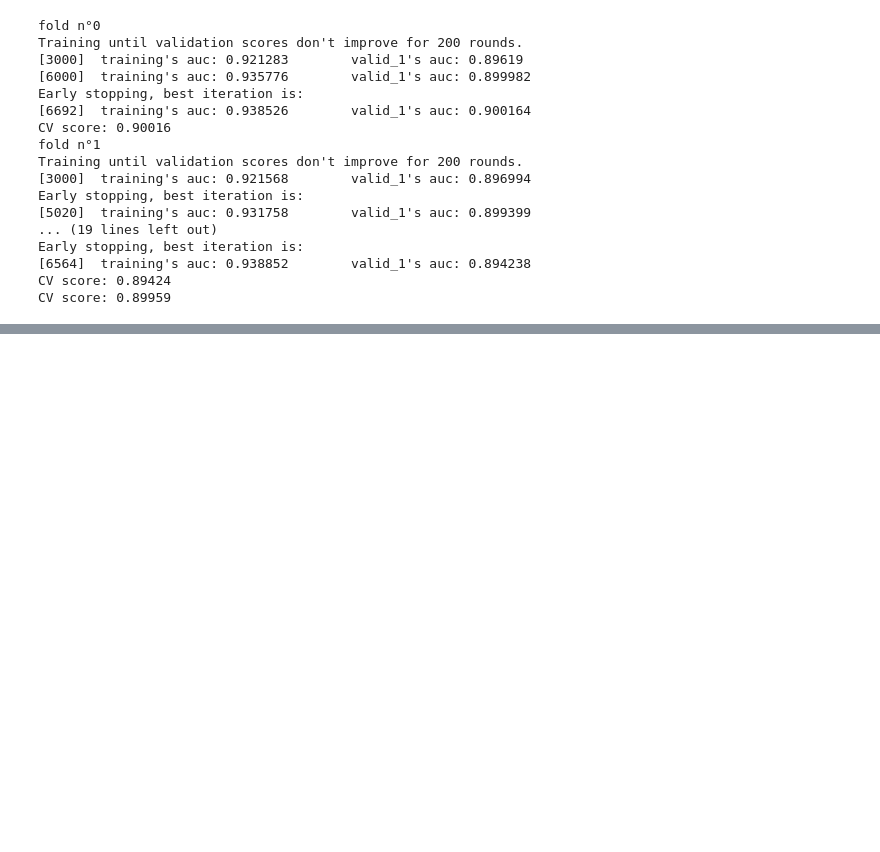
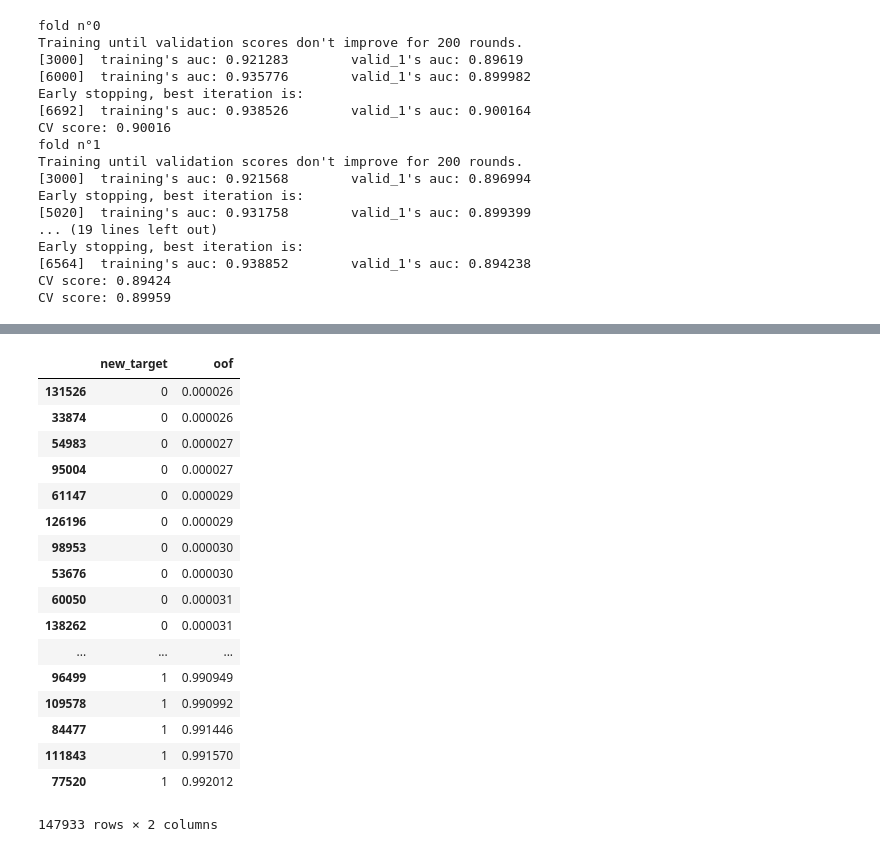
Before and after one commit to SONG-WONHO/Kaggle-Santander, a Jupyter notebook: 01 EDA - Simple.ipynb, the cells around one changed output, grey strips where cells are left out. Cells and saved outputs as stored; diff of their text form; code cells hidden in the pictures; blank space fills up the shorter version.

```diff
--- a/01 EDA - Simple.ipynb
+++ b/01 EDA - Simple.ipynb
@@ -422,0 +357,32 @@ meta
+# %%
+features = [c for c in train.columns if c not in [""]]
+target = train['new_target']
+# %%
+folds = StratifiedKFold(n_splits=5, shuffle=True, random_state=42)
+
+oof_lgb = np.zeros(len(train))
+# predictions_lgb = np.zeros(len(test))
+feature_importance = pd.DataFrame()
+
+train_columns = [c for c in train.columns if c not in ['ID_code', 'target']]
+
+for fold_, (trn_idx, val_idx) in enumerate(folds.split(train, target.values)):
+    print("fold n°{}".format(fold_))
+    trn_data = lgb.Dataset(train.iloc[trn_idx][train_columns], label=target.iloc[trn_idx])
+    val_data = lgb.Dataset(train.iloc[val_idx][train_columns], label=target.iloc[val_idx])
+
+    num_round = 60000
+    clf = lgb.train(param, trn_data, num_round, valid_sets = [trn_data, val_data], verbose_eval=3000, early_stopping_rounds = 200)
+    oof_lgb[val_idx] = clf.predict(train.iloc[val_idx][train_columns], num_iteration=clf.best_iteration)
+
+#     predictions_lgb += clf.predict(test[train_columns], num_iteration=clf.best_iteration) / folds.n_splits
+
+    fold_importance = pd.DataFrame()
+    fold_importance["Feature"] = train_columns
+    fold_importance["importance"] = clf.feature_importance()
+    fold_importance["fold"] = fold_ + 1
+    feature_importance = pd.concat([feature_importance, fold_importance], axis=0)
+
+    print("CV score: {:<8.5f}".format(roc_auc_score(target.values[val_idx], oof_lgb[val_idx])))
+
+print("CV score: {:<8.5f}".format(roc_auc_score(target.values, oof_lgb)))
@@ -422,0 +444,25 @@ meta
+# %%
+temp = target.to_frame()
+# %%
+temp['oof'] = oof_lgb
+# %%
+temp.sort_values('oof')
+# %% [output]
+|  | new_target | oof |
+| 131526 | 0 | 0.000026 |
+| 33874 | 0 | 0.000026 |
+| 54983 | 0 | 0.000027 |
+| 95004 | 0 | 0.000027 |
+| 61147 | 0 | 0.000029 |
+| 126196 | 0 | 0.000029 |
+| 98953 | 0 | 0.000030 |
+| 53676 | 0 | 0.000030 |
+| 60050 | 0 | 0.000031 |
+| 138262 | 0 | 0.000031 |
+| ... | ... | ... |
+| 96499 | 1 | 0.990949 |
+| 109578 | 1 | 0.990992 |
+| 84477 | 1 | 0.991446 |
+| 111843 | 1 | 0.991570 |
+| 77520 | 1 | 0.992012 |
+147933 rows × 2 columns
```
Also changed, not shown: parts of 49 cells of this notebook.
